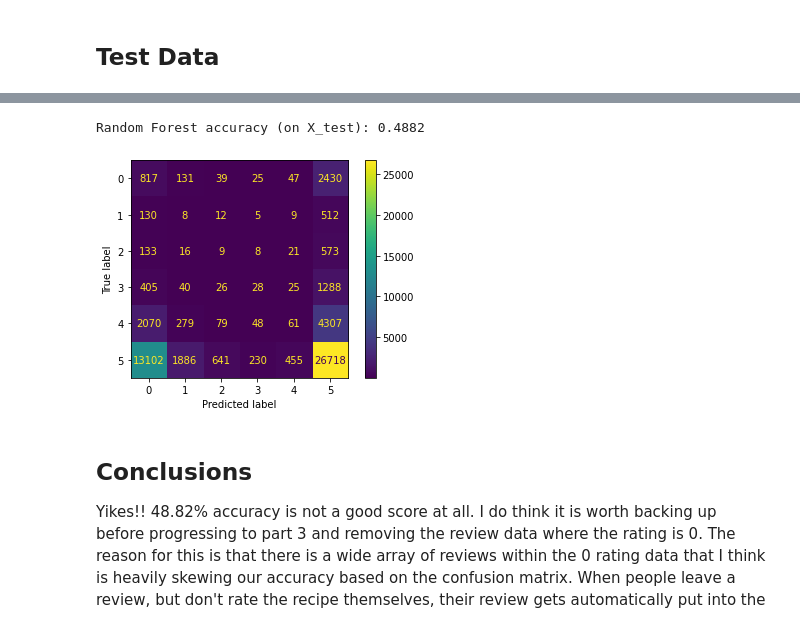
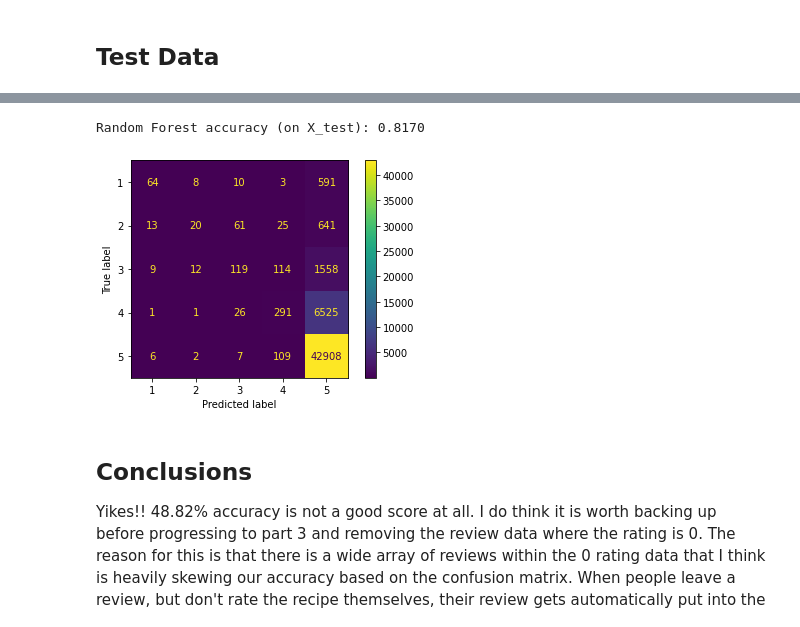
Before and after one commit to chillyssa/NLP-with-Deep-Learning-Project, a Jupyter notebook: project_part2-1.ipynb, the cells around one changed output, grey strips where cells are left out. Cells and saved outputs as stored; diff of their text form; code cells hidden in the pictures.

Commit message:
Updating notebook with fixes on training model and vectorizer and reviews with 0 ratings removed

```diff
--- a/project_part2-1.ipynb
+++ b/project_part2-1.ipynb
@@ -47,6 +47,11 @@ pd.set_option('display.max_colwidth', 0)
 train_path = '/content/drive/MyDrive/NLP-F22/data/pp_train.csv'
 df_train = pd.read_csv(train_path,index_col=0)
 df_train['tokens'] = df_train['p_review'].str.lower().str.split()
+
+# Remove 0 ratings from trainging data set
+df_train = df_train[df_train['rating'] != 0]
+review_ratings = df_train['rating'].value_counts()
+print(review_ratings)
 df_train.head()
 # %% [output]
 |  | user_id | recipe_id | date | rating | review | review_len | word_count | p_review | tokens |
@@ -69,9 +74,9 @@ y = df_train['rating'].copy().astype('U')
 X_train_raw, X_val_raw, y_train, y_val = train_test_split(X, y, test_size=0.20, random_state=42)
 
 # tokenize p_review into a matrix for X_train and X_val
-one_hot_vectorizer = CountVectorizer(binary=True, max_features=10000)
+one_hot_vectorizer = CountVectorizer(binary=True)
 X_train = one_hot_vectorizer.fit_transform(X_train_raw)
-X_val = one_hot_vectorizer.fit_transform(X_val_raw)
+X_val = one_hot_vectorizer.transform(X_val_raw)
 
 # tfidf_vectorizer = TfidfVectorizer()
 # X_train = tfidf_vectorizer.fit_transform(X_train_raw).toarray()
@@ -109,7 +114,7 @@ Random Forest accuracy (on X_train): 0.9943
 #### Fitting Random Forest to the Validation Data
 # %%
 #tokenizing p_review on validation data
-X_val = one_hot_vectorizer.fit_transform(X_val_raw.astype('U'))
+X_val = one_hot_vectorizer.transform(X_val_raw)
 print(f"X_val.shape = {X_val.shape}")
 type(X_val)
 # %% [output]
@@ -191,12 +196,17 @@ if rf_tune_model:
 ## Test Data
 # %%
 test_path = '/content/drive/MyDrive/NLP-F22/data/pp_test.csv'
-df_test = pd.read_csv(test_path)
+df_test = pd.read_csv(test_path, index_col=0)
 
-df_test.head()
+# Remove 0 ratings from test data set
+df_test = df_test[df_test['rating'] != 0]
+review_ratings = df_test['rating'].value_counts()
+print(review_ratings)
 
-X_test = one_hot_vectorizer.fit_transform(df_test['p_review'].astype('U'))
+
+X_test = one_hot_vectorizer.transform(df_test['p_review'].astype('U'))
 y_test = df_test['rating'].copy().astype('U')
 print(f"X_test.shape = {X_test.shape}")
-type(X_test)
+print(type(X_test))
+df_test.head()
 # %% [output]
@@ -211,14 +233,14 @@ rf_model = rf_model.fit(X_train, y_train)
 # %%
 # Now make predictions on the test data
 rf_predictions_test = rf_model.predict(X_test)
 
 # Display accuracy and confusion matrix
-rf_display = ConfusionMatrixDisplay(confusion_matrix(y_test, rf_predictions_test), display_labels=['0', '1', '2','3','4','5'])
+rf_display = ConfusionMatrixDisplay(confusion_matrix(y_test, rf_predictions_test), display_labels=['1', '2','3','4','5'])
 rf_display.plot()
 print(f"Random Forest accuracy (on X_test): {accuracy_score(y_test, rf_predictions_test):.4f}")
 # %% [output]
-Random Forest accuracy (on X_test): 0.4882
+Random Forest accuracy (on X_test): 0.8170
-[figure, old version]
+[figure, new version]
 # %% [markdown]
 ## Conclusions
 
```
Also changed, not shown: parts of 9 cells of this notebook.
